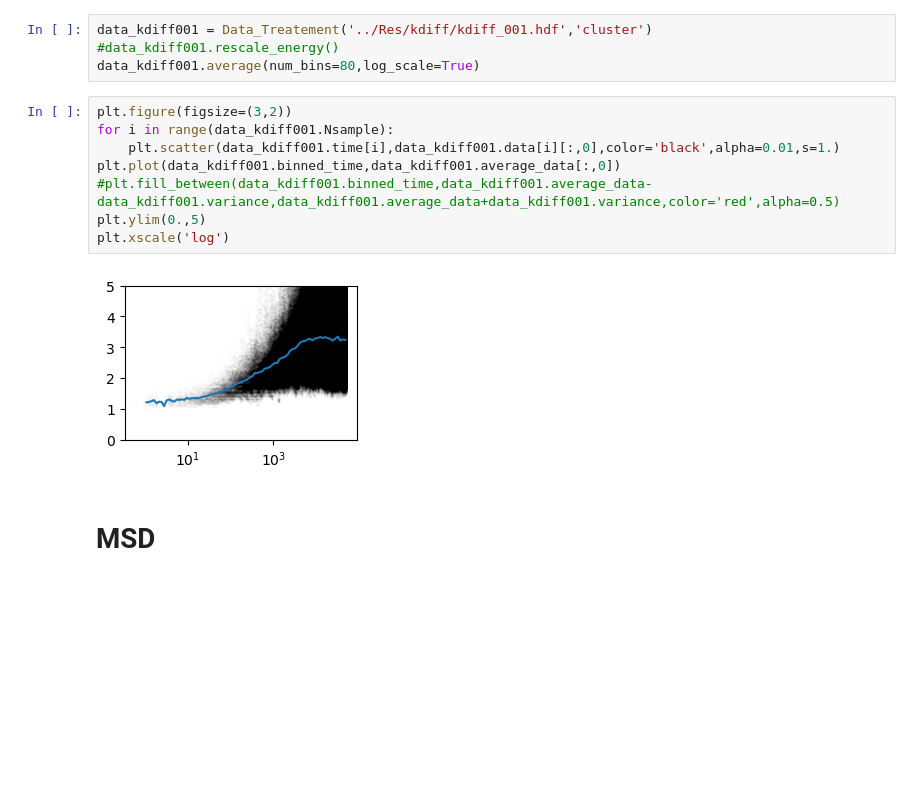
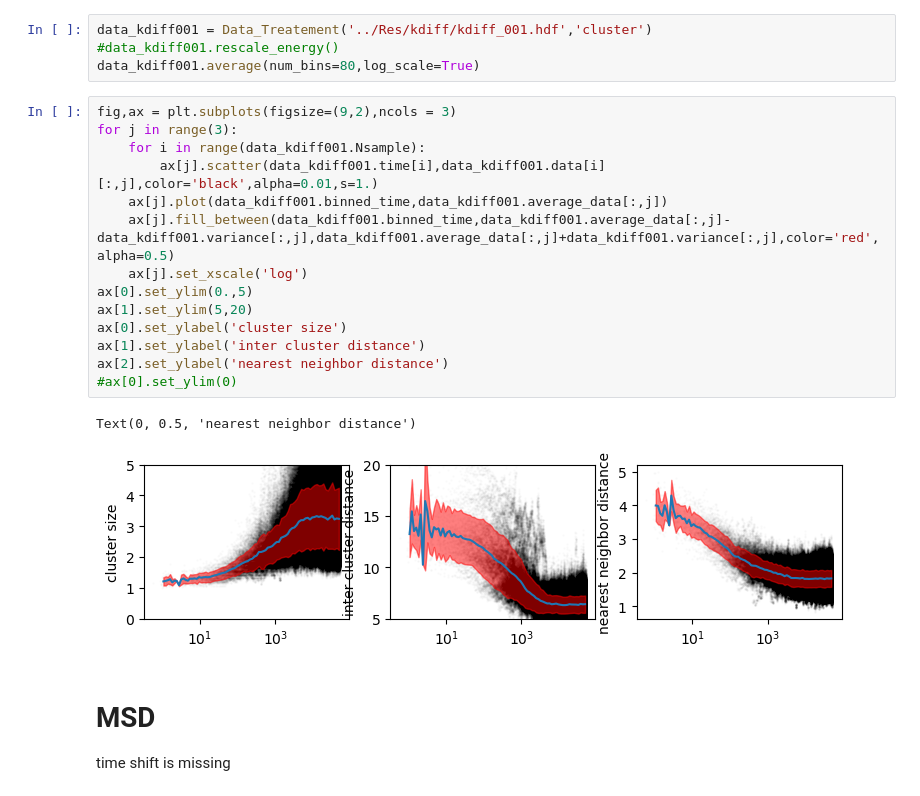
Before and after one commit to HugoLeRoy94/Parallel_gillespie, a Jupyter notebook: Analyze/Analyze_kdiff.ipynb, the cells around one changed output. Drawn from its saved outputs; the diff is of its cells as text; blank space fills up the shorter version.

```diff
--- a/Analyze/Analyze_kdiff.ipynb
+++ b/Analyze/Analyze_kdiff.ipynb
@@ -82,17 +82,25 @@ data_kdiff001 = Data_Treatement('../Res/kdiff/kdiff_001.hdf','cluster')
 #data_kdiff001.rescale_energy()
 data_kdiff001.average(num_bins=80,log_scale=True)
 # %%
-plt.figure(figsize=(3,2))
-for i in range(data_kdiff001.Nsample):
-    plt.scatter(data_kdiff001.time[i],data_kdiff001.data[i][:,0],color='black',alpha=0.01,s=1.)
-plt.plot(data_kdiff001.binned_time,data_kdiff001.average_data[:,0])
-#plt.fill_between(data_kdiff001.binned_time,data_kdiff001.average_data-data_kdiff001.variance,data_kdiff001.average_data+data_kdiff001.variance,color='red',alpha=0.5)
-plt.ylim(0.,5)
-plt.xscale('log')
+fig,ax = plt.subplots(figsize=(9,2),ncols = 3)
+for j in range(3):
+    for i in range(data_kdiff001.Nsample):
+        ax[j].scatter(data_kdiff001.time[i],data_kdiff001.data[i][:,j],color='black',alpha=0.01,s=1.)
+    ax[j].plot(data_kdiff001.binned_time,data_kdiff001.average_data[:,j])
+    ax[j].fill_between(data_kdiff001.binned_time,data_kdiff001.average_data[:,j]-data_kdiff001.variance[:,j],data_kdiff001.average_data[:,j]+data_kdiff001.variance[:,j],color='red',alpha=0.5)
+    ax[j].set_xscale('log')
+ax[0].set_ylim(0.,5)
+ax[1].set_ylim(5,20)
+ax[0].set_ylabel('cluster size')
+ax[1].set_ylabel('inter cluster distance')
+ax[2].set_ylabel('nearest neighbor distance')
+#ax[0].set_ylim(0)
 # %% [output]
+Text(0, 0.5, 'nearest neighbor distance')
-[figure, old version]
+[figure, new version]
 # %% [markdown]
 # MSD
+time shift is missing
 # %%
 data_kdiff001 = Data_Treatement('../Res/kdiff/kdiff_001.hdf','MSD')
 #data_kdiff001.rescale_energy()
```
Also changed, not shown: parts of 3 cells of this notebook, 6 other files.
